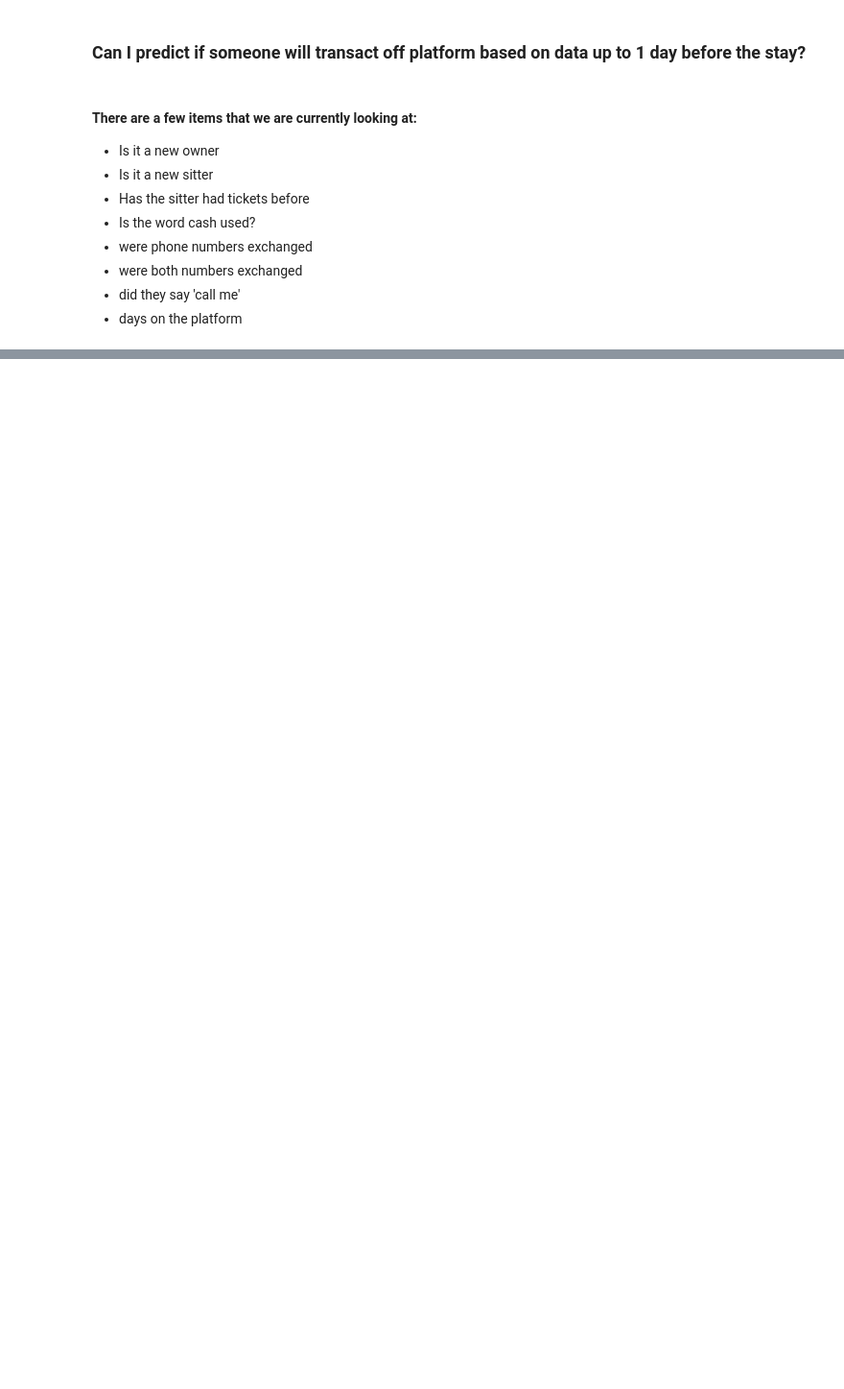
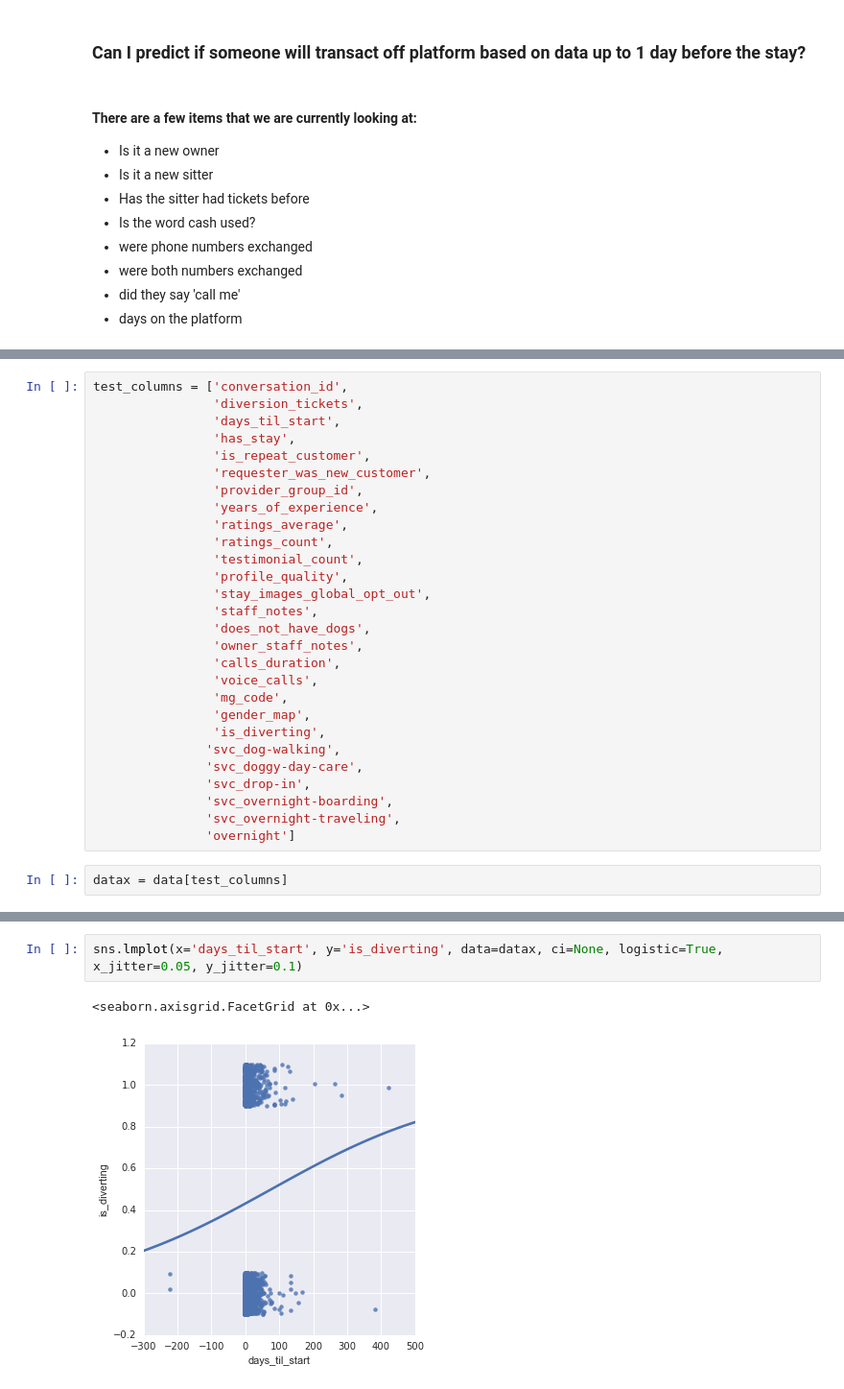
Before and after one commit to jennawhite/wild_west, a Jupyter notebook: Rover_Diversion/Diversion_Data_Cleaning.ipynb, the cells around one changed output, grey strips where cells are left out. Shown at 96% size. Saved outputs shown, nothing was run; the diff lists cells and outputs as text; blank space fills up the shorter version.

```diff
--- a/Rover_Diversion/Diversion_Data_Cleaning.ipynb
+++ b/Rover_Diversion/Diversion_Data_Cleaning.ipynb
@@ -56,0 +175,30 @@ dtype: bool
+# %%
+test_columns = ['conversation_id',
+                'diversion_tickets',
+                'days_til_start',
+                'has_stay',
+                'is_repeat_customer',
+                'requester_was_new_customer',
+                'provider_group_id',
+                'years_of_experience',
+                'ratings_average',
+                'ratings_count',
+                'testimonial_count',
+                'profile_quality',
+                'stay_images_global_opt_out',
+                'staff_notes',
+                'does_not_have_dogs',
+                'owner_staff_notes',
+                'calls_duration',
+                'voice_calls',
+                'mg_code',
+                'gender_map',
+                'is_diverting',
+               'svc_dog-walking',
+               'svc_doggy-day-care',
+               'svc_drop-in',
+               'svc_overnight-boarding',
+               'svc_overnight-traveling',
+               'overnight']
+# %%
+datax = data[test_columns]
@@ -56,0 +313,5 @@ dtype: bool
+# %%
+sns.lmplot(x='days_til_start', y='is_diverting', data=datax, ci=None, logistic=True, x_jitter=0.05, y_jitter=0.1)
+# %% [output]
+<seaborn.axisgrid.FacetGrid at 0x...>
+[figure, added]
```
Also changed, not shown: parts of 58 cells of this notebook.
